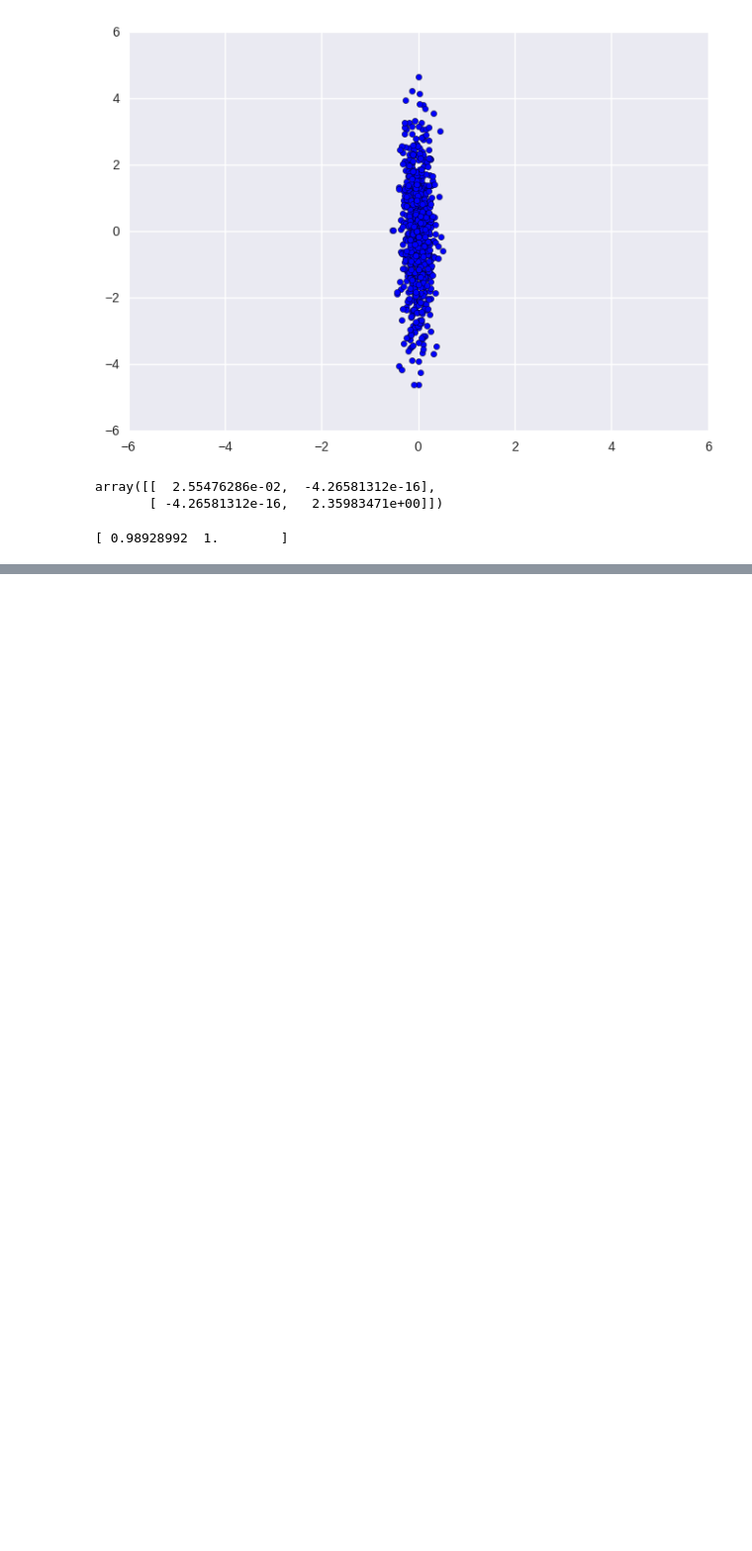
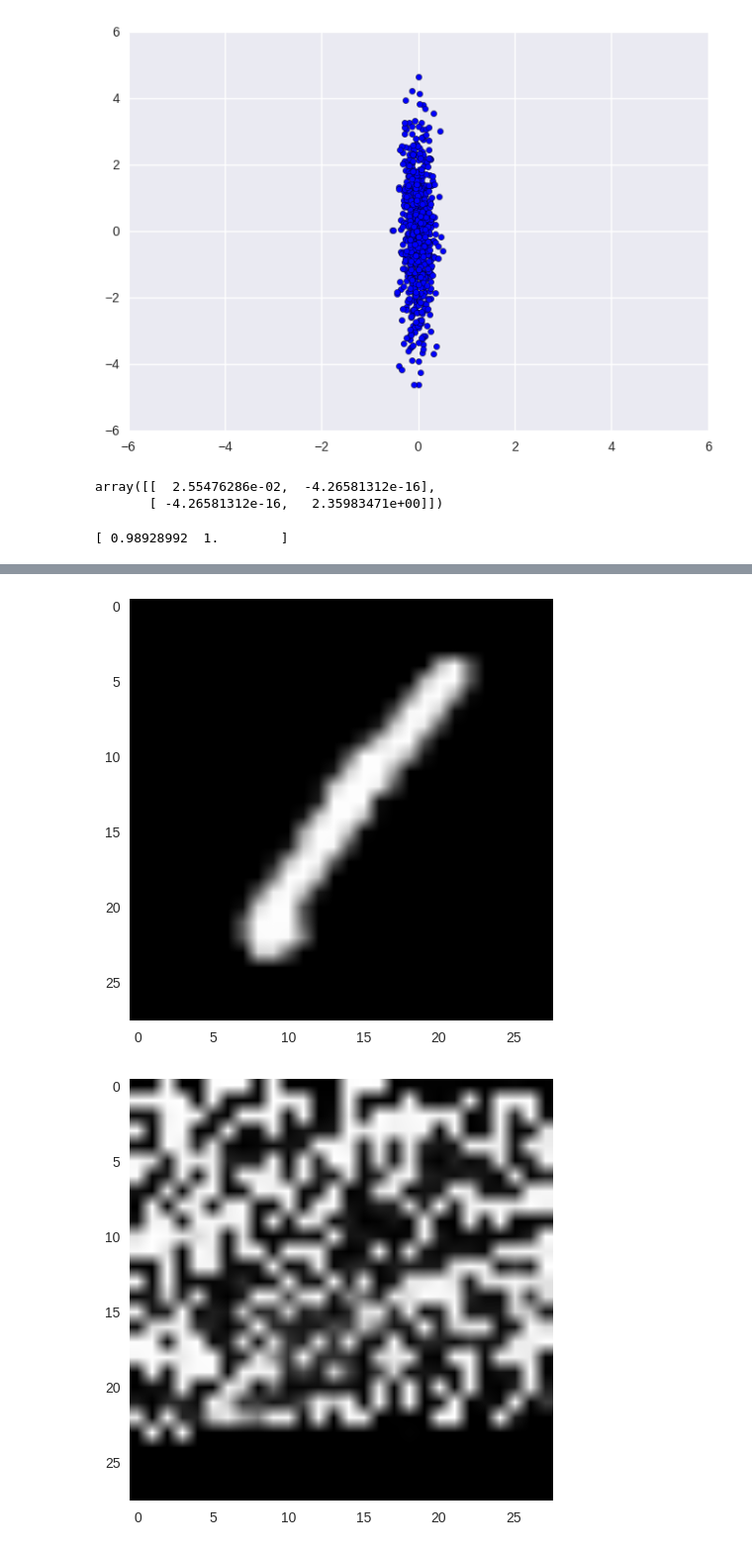
Before and after one commit to coding-blocks-archives/Perceptron_Summer_2017, a Jupyter notebook: class_06/PCA.ipynb, the cells around one changed output, grey strips where cells are left out. Shown at 99% size. Cells and saved outputs as stored; diff of their text form; code cells hidden in the pictures; blank space fills up the shorter version.

```diff
--- a/class_06/PCA.ipynb
+++ b/class_06/PCA.ipynb
@@ -83,0 +152,5 @@ print np.cumsum(lam[::-1]/lam.sum())
+# %%
+X_reconstruct = Z.dot(W.T)
+print X_reconstruct.shape
+
+print np.asarray(X_reconstruct[0], dtype='uint8')
@@ -83,0 +175,14 @@ print np.cumsum(lam[::-1]/lam.sum())
+# %%
+N = 0
+plt.figure(0)
+plt.grid("off")
+plt.imshow(data[N].rX_reconstructeshape((28, 28)), cmap='gray')
+
+plt.figure(1)
+plt.grid("off")
+plt.imshow(np.asarray(X_reconstruct[N].reshape((28, 28)), dtype='uint8'), cmap='gray')
+
+plt.show()
+# %% [output]
+[figure, added]
+[figure, added]
```
Also changed, not shown: parts of 14 cells of this notebook.
